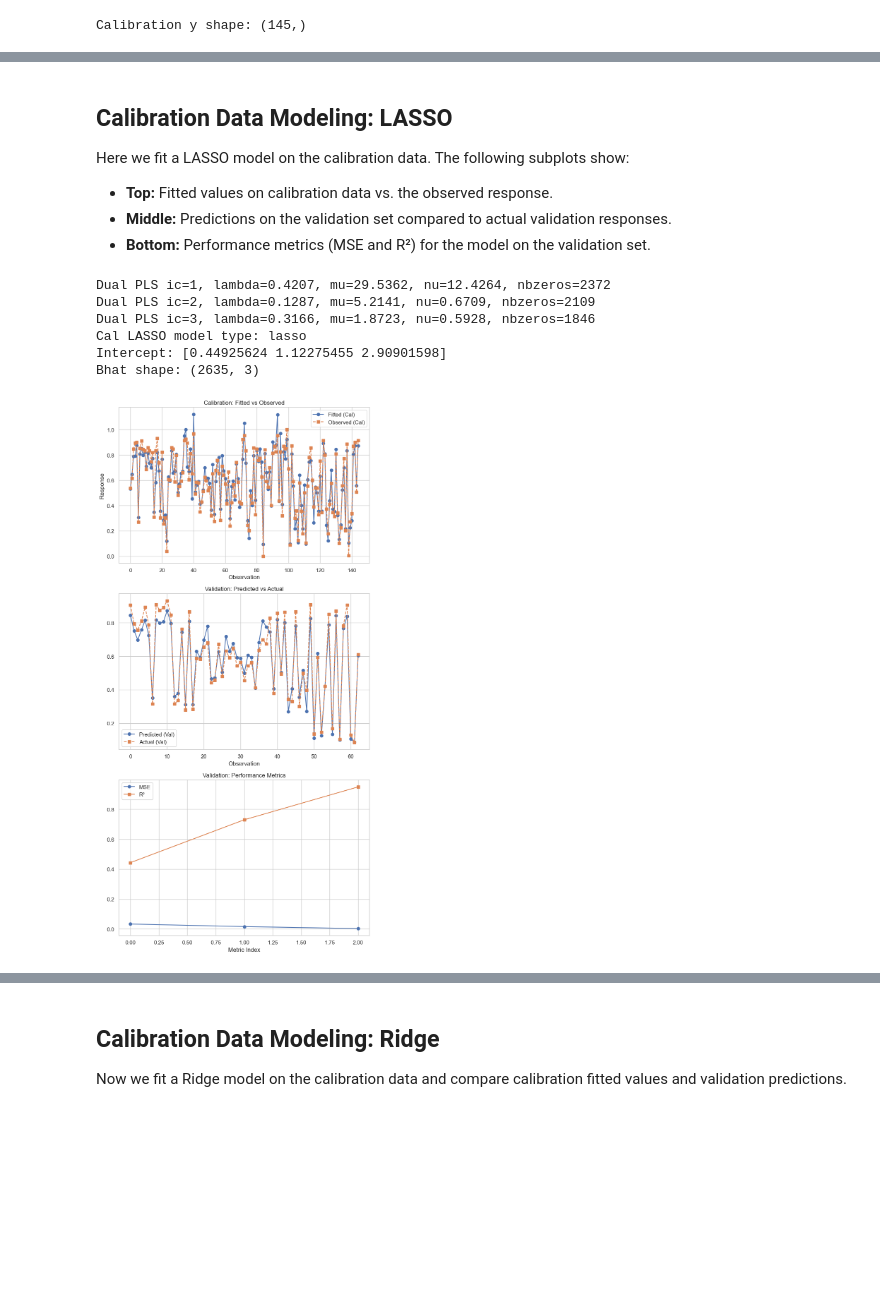
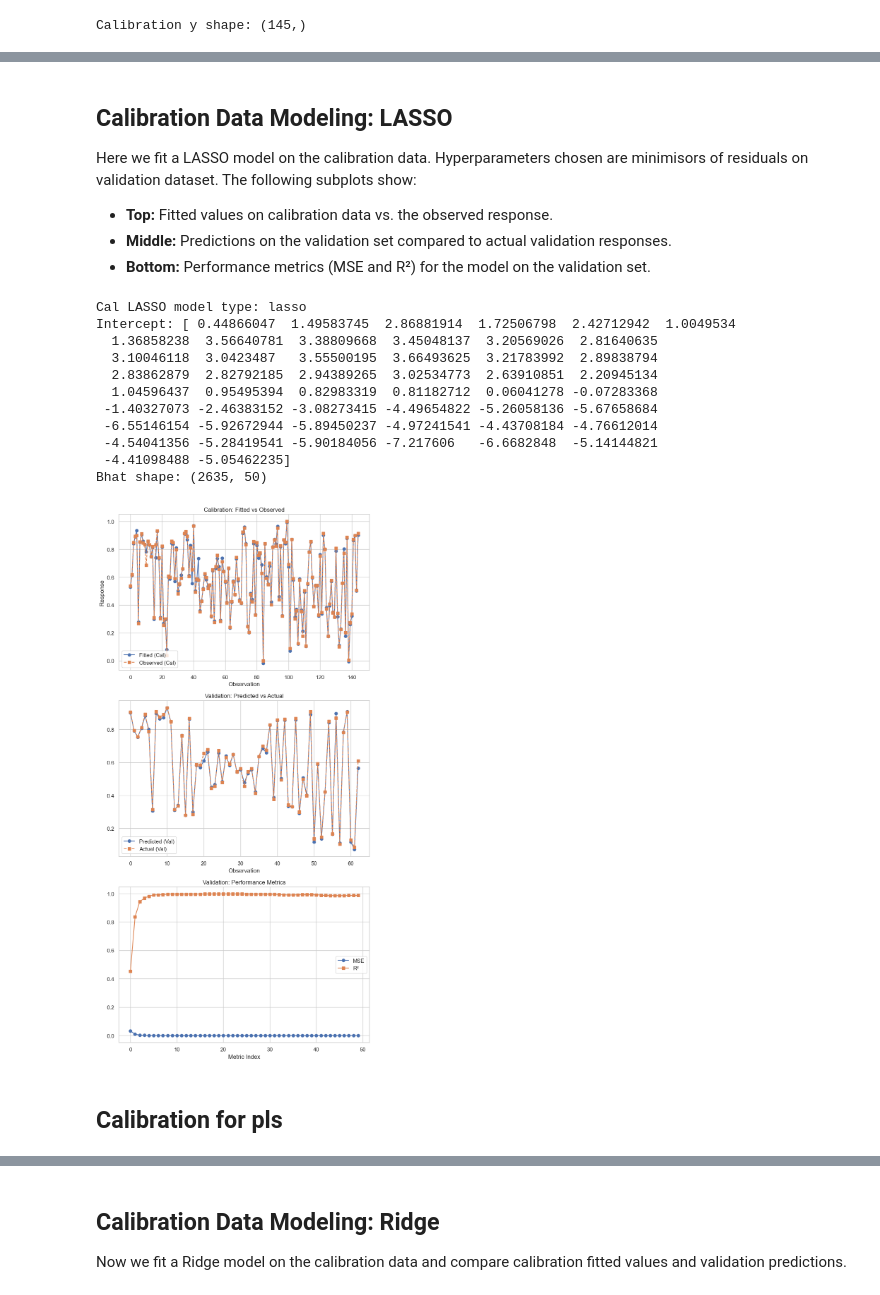
Before and after one commit to marouanetalaa/Dual-sPLS, a Jupyter notebook: Dual-sPLS_Demo.ipynb, the cells around one changed output, grey strips where cells are left out. Cells and saved outputs as stored; diff of their text form; code cells hidden in the pictures; blank space fills up the shorter version.

```diff
--- a/Dual-sPLS_Demo.ipynb
+++ b/Dual-sPLS_Demo.ipynb
@@ -146,51 +147,70 @@ Calibration y shape: (145,)
 # %% [markdown]
 ## Calibration Data Modeling: LASSO
 
-Here we fit a LASSO model on the calibration data. The following subplots show:
+Here we fit a LASSO model on the calibration data. Hyperparameters chosen are minimisors of residuals on validation dataset. The following subplots show:
 
 - **Top:** Fitted values on calibration data vs. the observed response.
 - **Middle:** Predictions on the validation set compared to actual validation responses.
 - **Bottom:** Performance metrics (MSE and R²) for the model on the validation set.
+# %%
+# Fit LASSO model on calibration data
+ncp=50
+ppnu=[0.8,0.9,0.95,0.99]
+best_rmse=float('inf')
+best_np_lasso=0
+
+for ppnu_i in ppnu:
+    model_lasso_cal_i = d_spls_lasso(X_cal, y_cal, ncp=ncp, ppnu=ppnu_i, verbose=False)
+    idmin=np.argmin(d_spls_metric(model_lasso_cal_i,X_val,y_val)['MSE'])
+    min=d_spls_metric(model_lasso_cal_i,X_val,y_val)['MSE'][idmin]
+    if min<best_rmse:
+        model_lasso_cal=model_lasso_cal_i
+        best_np_lasso=idmin
+print("Cal LASSO model type:", model_lasso_cal.get('type', 'unknown'))
+print("Intercept:", model_lasso_cal['intercept'])
+print("Bhat shape:", model_lasso_cal['Bhat'].shape)
+# %% [output]
+Cal LASSO model type: lasso
+Intercept: [ 0.44866047  1.49583745  2.86881914  1.72506798  2.42712942  1.0049534
+  1.36858238  3.56640781  3.38809668  3.45048137  3.20569026  2.81640635
+  3.10046118  3.0423487   3.55500195  3.66493625  3.21783992  2.89838794
+  2.83862879  2.82792185  2.94389265  3.02534773  2.63910851  2.20945134
+  1.04596437  0.95495394  0.82983319  0.81182712  0.06041278 -0.07283368
+ -1.40327073 -2.46383152 -3.08273415 -4.49654822 -5.26058136 -5.67658684
+ -6.55146154 -5.92672944 -5.89450237 -4.97241541 -4.43708184 -4.76612014
+ -4.54041356 -5.28419541 -5.90184056 -7.217606   -6.6682848  -5.14144821
+ -4.41098488 -5.05462235]
+Bhat shape: (2635, 50)
 # %%
-# Fit LASSO model on calibration data
-model_lasso_cal = d_spls_lasso(X_cal, y_cal, ncp=3, ppnu=0.9, verbose=True)
-print("Cal LASSO model type:", model_lasso_cal.get('type', 'unknown'))
-print("Intercept:", model_lasso_cal['intercept'])
-print("Bhat shape:", model_lasso_cal['Bhat'].shape)
-
 fig, axes = plt.subplots(3, 1, figsize=(8, 16))
 
 # Top: Fitted vs observed on calibration
-axes[0].plot(model_lasso_cal['fitted_values'].T[-1], label='Fitted (Cal)', marker='o')
+axes[0].plot(model_lasso_cal['fitted_values'].T[best_np_lasso], label='Fitted (Cal)', marker='o')
 axes[0].plot(y_cal, label='Observed (Cal)', marker='s', linestyle='--')
 axes[0].set_title('Calibration: Fitted vs Observed')
 axes[0].set_xlabel('Observation')
 axes[0].set_ylabel('Response')
 axes[0].legend()
 
 # Middle: Predicted on validation
-y_new = d_spls_predict(model_lasso_cal, X_val).T[-1]
+y_new = d_spls_predict(model_lasso_cal, X_val).T[best_np_lasso]
 axes[1].plot(y_new, label='Predicted (Val)', marker='o')
 axes[1].plot(y_val, label='Actual (Val)', marker='s', linestyle='--')
 axes[1].set_title('Validation: Predicted vs Actual')
 axes[1].set_xlabel('Observation')
 axes[1].legend()
 
 # Bottom: Performance Metrics
 metrics = d_spls_metric(model_lasso_cal, X_val, y_val)
 axes[2].plot(metrics['MSE'], label='MSE', marker='o')
 axes[2].plot(metrics['R2'], label='R²', marker='s')
 axes[2].set_title('Validation: Performance Metrics')
 axes[2].set_xlabel('Metric Index')
 axes[2].legend()
 
 plt.tight_layout()
 plt.show()
 # %% [output]
-Dual PLS ic=1, lambda=0.4207, mu=29.5362, nu=12.4264, nbzeros=2372
-Dual PLS ic=2, lambda=0.1287, mu=5.2141, nu=0.6709, nbzeros=2109
-Dual PLS ic=3, lambda=0.3166, mu=1.8723, nu=0.5928, nbzeros=1846
-Cal LASSO model type: lasso
-Intercept: [0.44925624 1.12275455 2.90901598]
-Bhat shape: (2635, 3)
-[figure, old version]
+[figure, new version]
+# %% [markdown]
+## Calibration for pls
```
Also changed, not shown: parts of 18 cells of this notebook.
